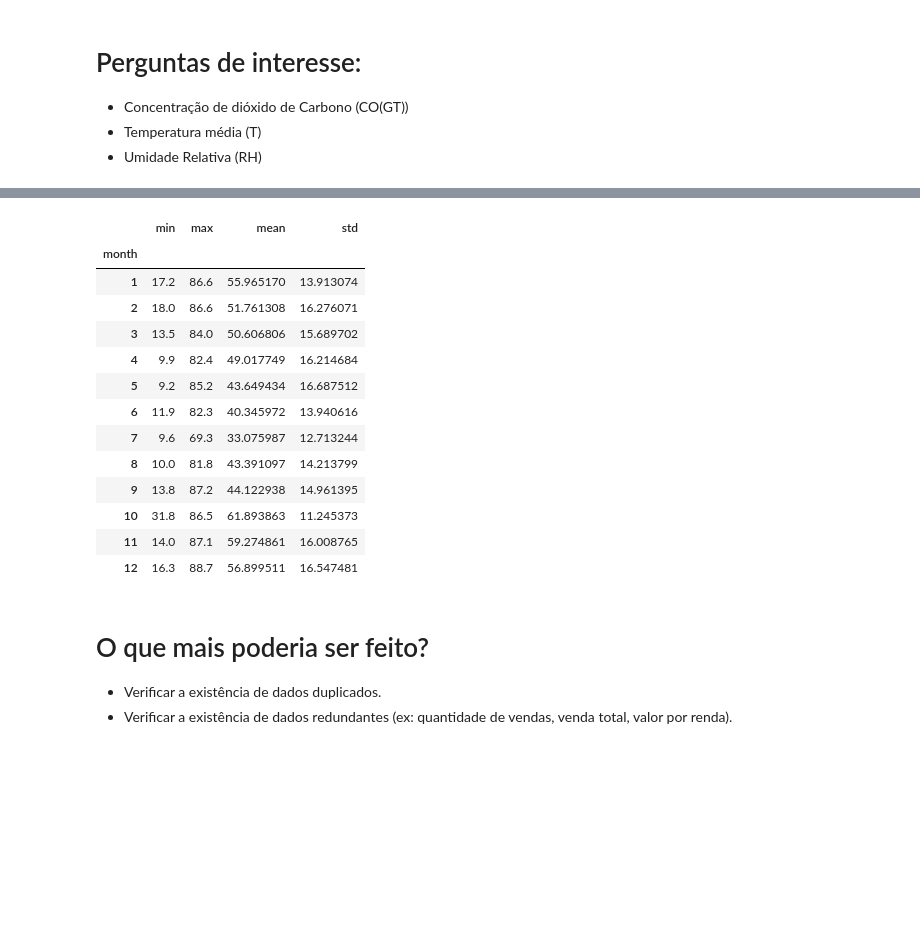
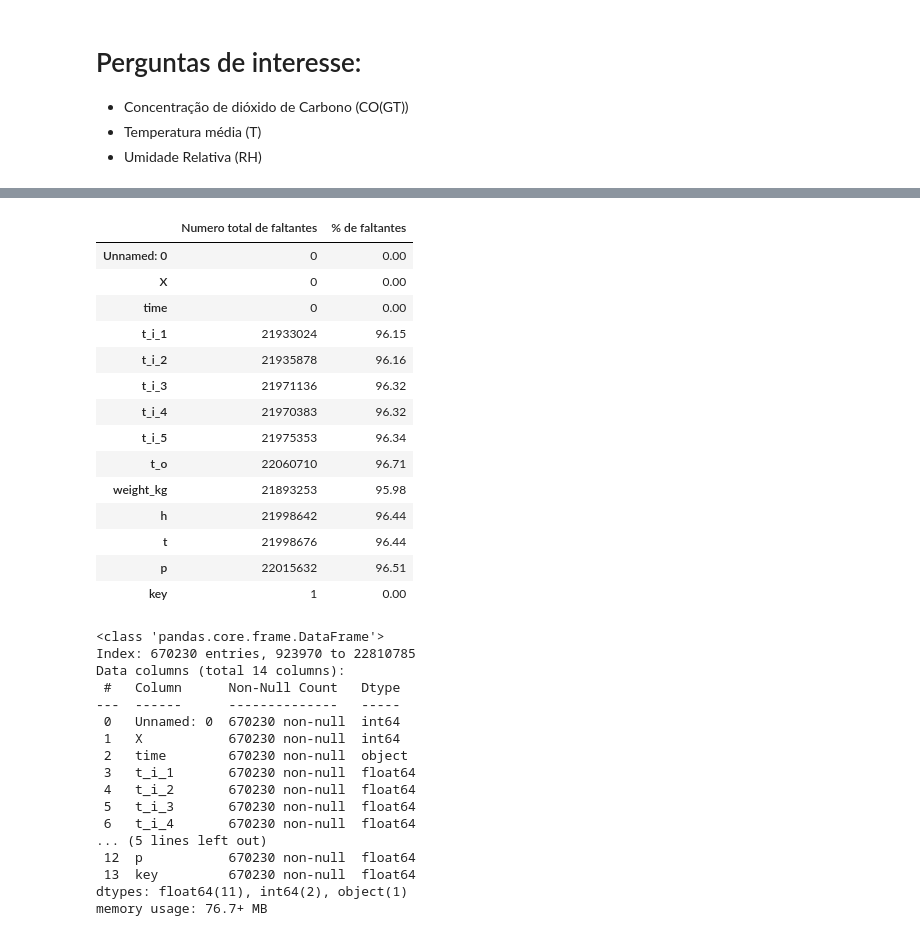
Before and after one commit to matheusbuenowb/Data-Mining-Bee-Colony, a Jupyter notebook: AnaliseExploratória.ipynb, the cells around one changed output, grey strips where cells are left out. Saved outputs shown, nothing was run; the diff lists cells and outputs as text; code cells hidden in the pictures; blank space fills up the shorter version.

```diff
--- a/AnaliseExploratória.ipynb
+++ b/AnaliseExploratória.ipynb
@@ -331,22 +281,20 @@ df.groupby('month')['T'].agg(['min','max','mean','std'])
-# %%
-df.groupby('month')['RH'].agg(['min','max','mean','std'])
-# %% [output]
-|  | min | max | mean | std |
-| month |  |  |  |  |
-| 1 | 17.2 | 86.6 | 55.965170 | 13.913074 |
-| 2 | 18.0 | 86.6 | 51.761308 | 16.276071 |
-| 3 | 13.5 | 84.0 | 50.606806 | 15.689702 |
-| 4 | 9.9 | 82.4 | 49.017749 | 16.214684 |
-| 5 | 9.2 | 85.2 | 43.649434 | 16.687512 |
-| 6 | 11.9 | 82.3 | 40.345972 | 13.940616 |
-| 7 | 9.6 | 69.3 | 33.075987 | 12.713244 |
-| 8 | 10.0 | 81.8 | 43.391097 | 14.213799 |
-| 9 | 13.8 | 87.2 | 44.122938 | 14.961395 |
-| 10 | 31.8 | 86.5 | 61.893863 | 11.245373 |
-| 11 | 14.0 | 87.1 | 59.274861 | 16.008765 |
-| 12 | 16.3 | 88.7 | 56.899511 | 16.547481 |
-# %% [markdown]
-# O que mais poderia ser feito?
-
-- Verificar a existência de dados duplicados.
-- Verificar a existência de dados redundantes (ex: quantidade de vendas, venda total, valor por renda).
+# %%
+missing_data = df.isnull().sum().to_frame().rename(columns={0: 'Numero total de faltantes'})
+missing_data['% de faltantes'] = round((missing_data['Numero total de faltantes']/len(df))*100,2)
+missing_data
+# %% [output]
+|  | Numero total de faltantes | % de faltantes |
+| Unnamed: 0 | 0 | 0.00 |
+| X | 0 | 0.00 |
+| time | 0 | 0.00 |
+| t_i_1 | 21933024 | 96.15 |
+| t_i_2 | 21935878 | 96.16 |
+| t_i_3 | 21971136 | 96.32 |
+| t_i_4 | 21970383 | 96.32 |
+| t_i_5 | 21975353 | 96.34 |
+| t_o | 22060710 | 96.71 |
+| weight_kg | 21893253 | 95.98 |
+| h | 21998642 | 96.44 |
+| t | 21998676 | 96.44 |
+| p | 22015632 | 96.51 |
+| key | 1 | 0.00 |
@@ -352,0 +303,20 @@ df.groupby('month')['RH'].agg(['min','max','mean','std'])
+# %%
+df_limpo.info()
+# %% [output]
+<class 'pandas.core.frame.DataFrame'>
+Index: 670230 entries, 923970 to 22810785
+Data columns (total 14 columns):
+ #   Column      Non-Null Count   Dtype
+---  ------      --------------   -----
+ 0   Unnamed: 0  670230 non-null  int64
+ 1   X           670230 non-null  int64
+ 2   time        670230 non-null  object
+ 3   t_i_1       670230 non-null  float64
+ 4   t_i_2       670230 non-null  float64
+ 5   t_i_3       670230 non-null  float64
+ 6   t_i_4       670230 non-null  float64
+... (5 lines left out)
+ 12  p           670230 non-null  float64
+ 13  key         670230 non-null  float64
+dtypes: float64(11), int64(2), object(1)
+memory usage: 76.7+ MB
```
Also changed, not shown: parts of 24 cells of this notebook.
